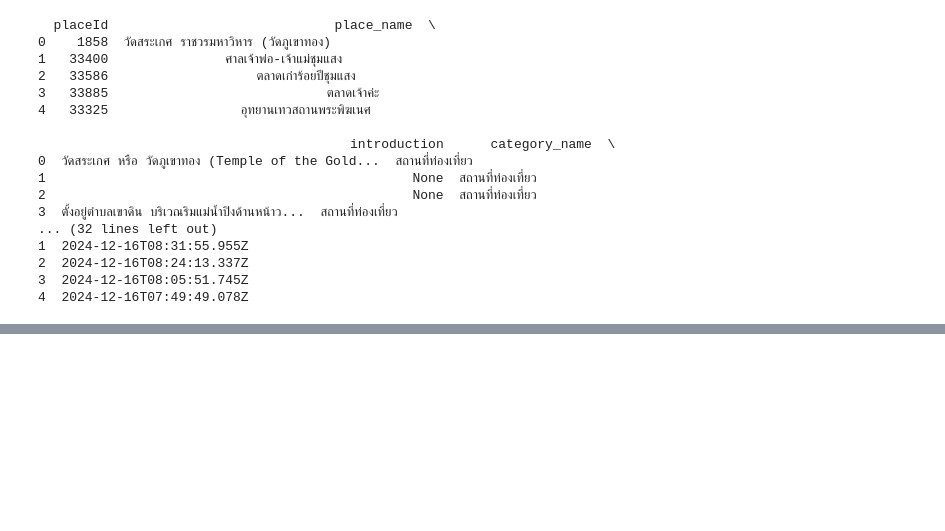
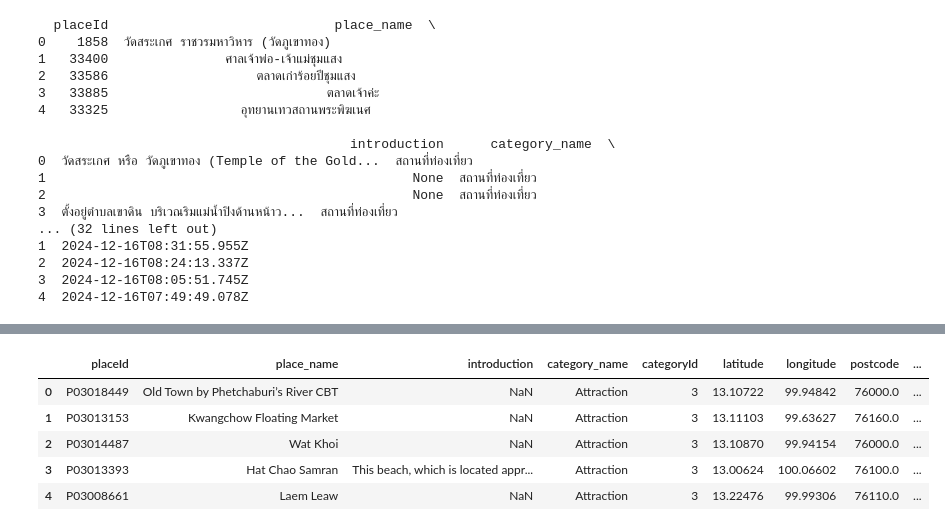
Before and after one commit to ittichaib/IS_Project_Thailand_Tourism_Recommendation, a Jupyter notebook: app/frontend/transform_data.ipynb, the cells around one changed output, grey strips where cells are left out. Saved outputs shown, nothing was run; the diff lists cells and outputs as text; code cells hidden in the pictures; blank space fills up the shorter version.

```diff
--- a/app/frontend/transform_data.ipynb
+++ b/app/frontend/transform_data.ipynb
@@ -225,0 +224,9 @@ df
+# %%
+EN_Attractions_df.head(5)
+# %% [output]
+|  | placeId | place_name | introduction | category_name | categoryId | latitude | longitude | postcode | ... |
+| 0 | P03018449 | Old Town by Phetchaburi’s River CBT | NaN | Attraction | 3 | 13.10722 | 99.94842 | 76000.0 | ... |
+| 1 | P03013153 | Kwangchow Floating Market | NaN | Attraction | 3 | 13.11103 | 99.63627 | 76160.0 | ... |
+| 2 | P03014487 | Wat Khoi | NaN | Attraction | 3 | 13.10870 | 99.94154 | 76000.0 | ... |
+| 3 | P03013393 | Hat Chao Samran | This beach, which is located appr... | Attraction | 3 | 13.00624 | 100.06602 | 76100.0 | ... |
+| 4 | P03008661 | Laem Leaw | NaN | Attraction | 3 | 13.22476 | 99.99306 | 76110.0 | ... |
```
Also changed, not shown: parts of 10 cells of this notebook, 6 other files.
